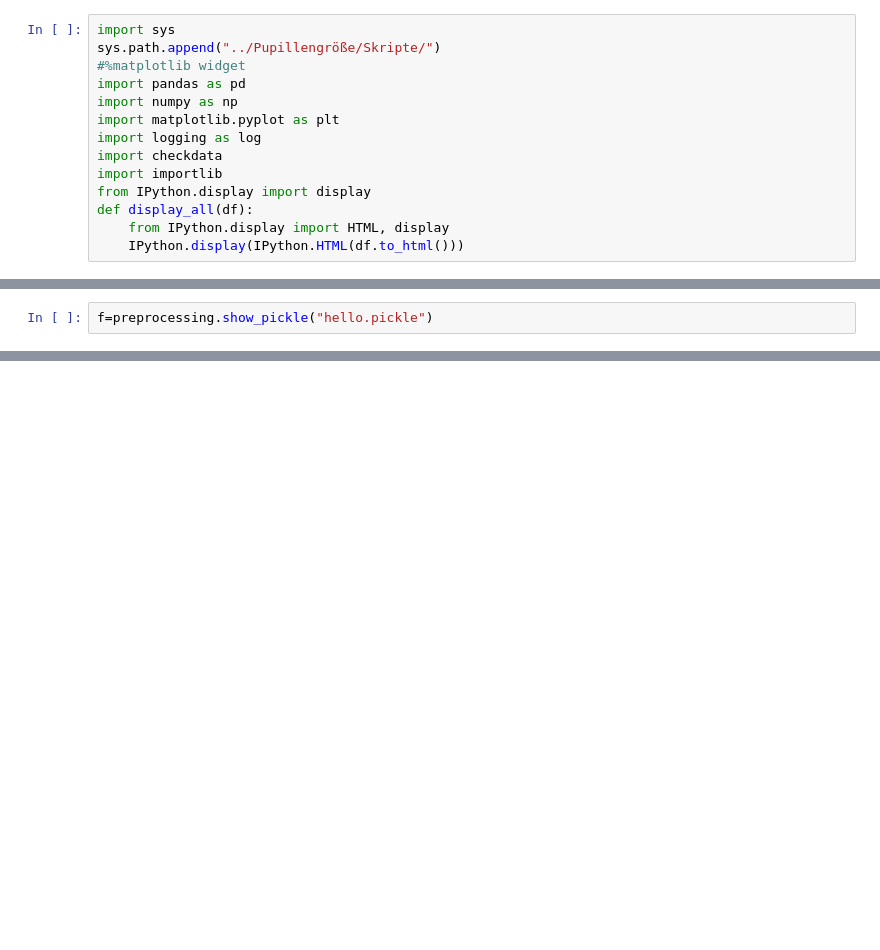
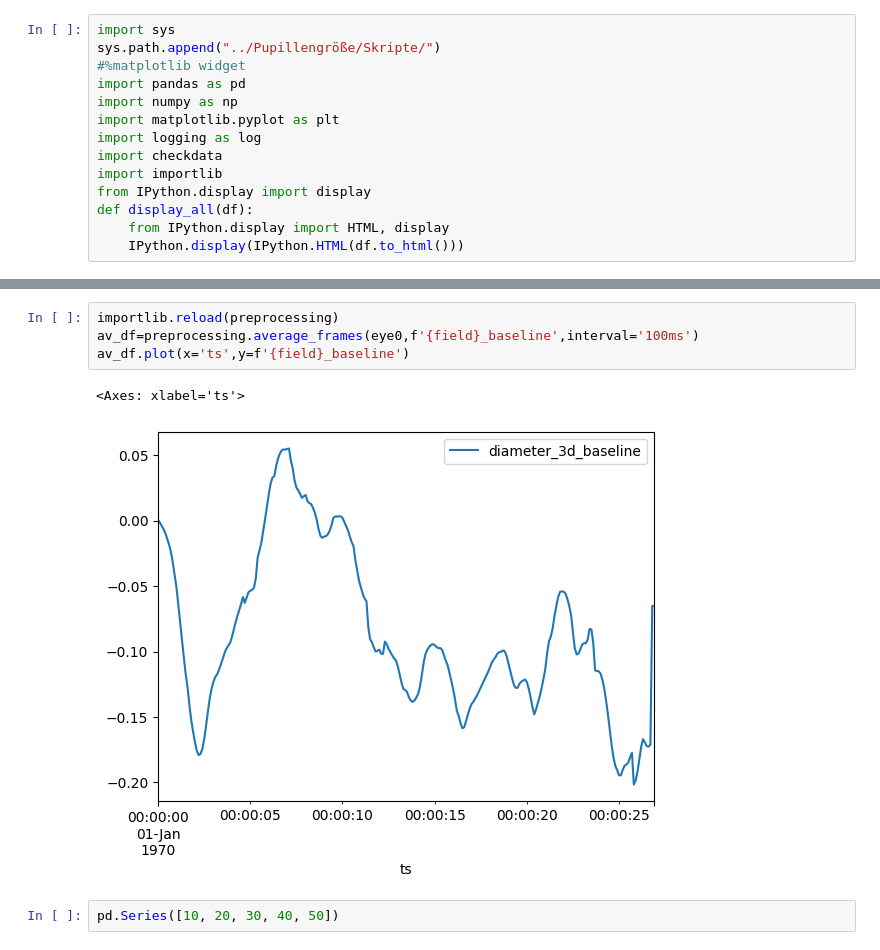
Before and after one commit to KathaMei/Pupille, a Jupyter notebook: notebooks/smooth.ipynb, the cells around one changed output, grey strips where cells are left out. Drawn from its saved outputs; the diff is of its cells as text; blank space fills up the shorter version.

Commit message:
"average_frame" function to average all (valid) frames of a measurement.

```diff
--- a/notebooks/smooth.ipynb
+++ b/notebooks/smooth.ipynb
@@ -149,2 +146,0 @@ preprocessing.save_pickle(f"{eye0.config.subject_id}.pickle",eye0)
-# %%
-f=preprocessing.show_pickle("hello.pickle")
@@ -222,0 +176,9 @@ pd.concat([f.data for f in eye0.frames if f.valid])
+# %%
+importlib.reload(preprocessing)
+av_df=preprocessing.average_frames(eye0,f'{field}_baseline',interval='100ms')
+av_df.plot(x='ts',y=f'{field}_baseline')
+# %% [output]
+<Axes: xlabel='ts'>
+[figure, added]
+# %%
+pd.Series([10, 20, 30, 40, 50])
```
Also changed, not shown: parts of 11 cells of this notebook, 2 other files.
